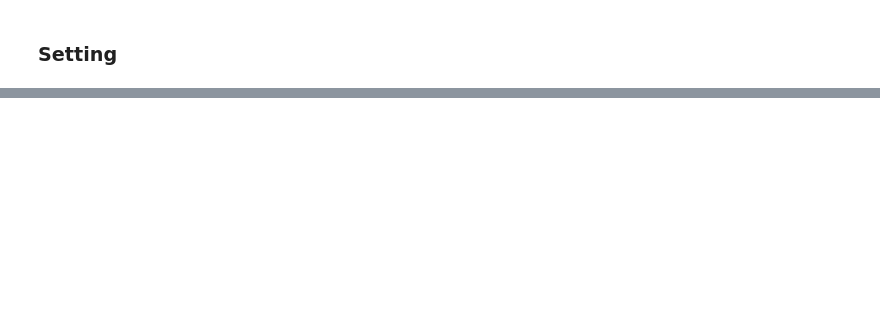
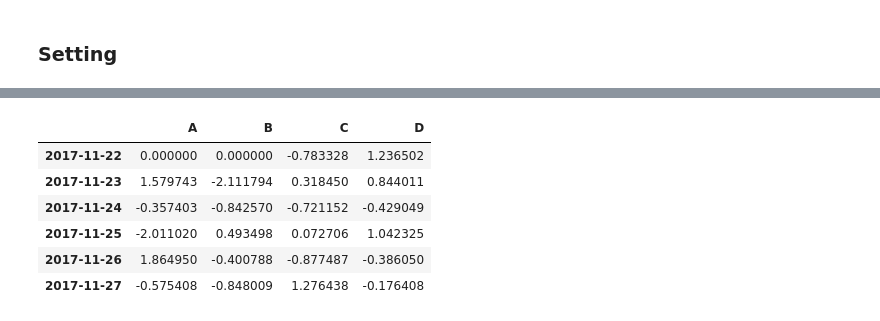
Before and after one commit to corazzon/TIL, a Jupyter notebook: pandas_exercises/10minmutes_to_pandas.ipynb, the cells around one changed output, grey strips where cells are left out. Cells and saved outputs as stored; diff of their text form; code cells hidden in the pictures; blank space fills up the shorter version.

```diff
--- a/pandas_exercises/10minmutes_to_pandas.ipynb
+++ b/pandas_exercises/10minmutes_to_pandas.ipynb
@@ -311,0 +334,11 @@ df2[df2['E'].isin(['two', 'four'])]
+# %%
+df.iat[0, 1] = 0
+df
+# %% [output]
+|  | A | B | C | D |
+| 2017-11-22 | 0.000000 | 0.000000 | -0.783328 | 1.236502 |
+| 2017-11-23 | 1.579743 | -2.111794 | 0.318450 | 0.844011 |
+| 2017-11-24 | -0.357403 | -0.842570 | -0.721152 | -0.429049 |
+| 2017-11-25 | -2.011020 | 0.493498 | 0.072706 | 1.042325 |
+| 2017-11-26 | 1.864950 | -0.400788 | -0.877487 | -0.386050 |
+| 2017-11-27 | -0.575408 | -0.848009 | 1.276438 | -0.176408 |
```
Also changed, not shown: parts of 39 cells of this notebook.
